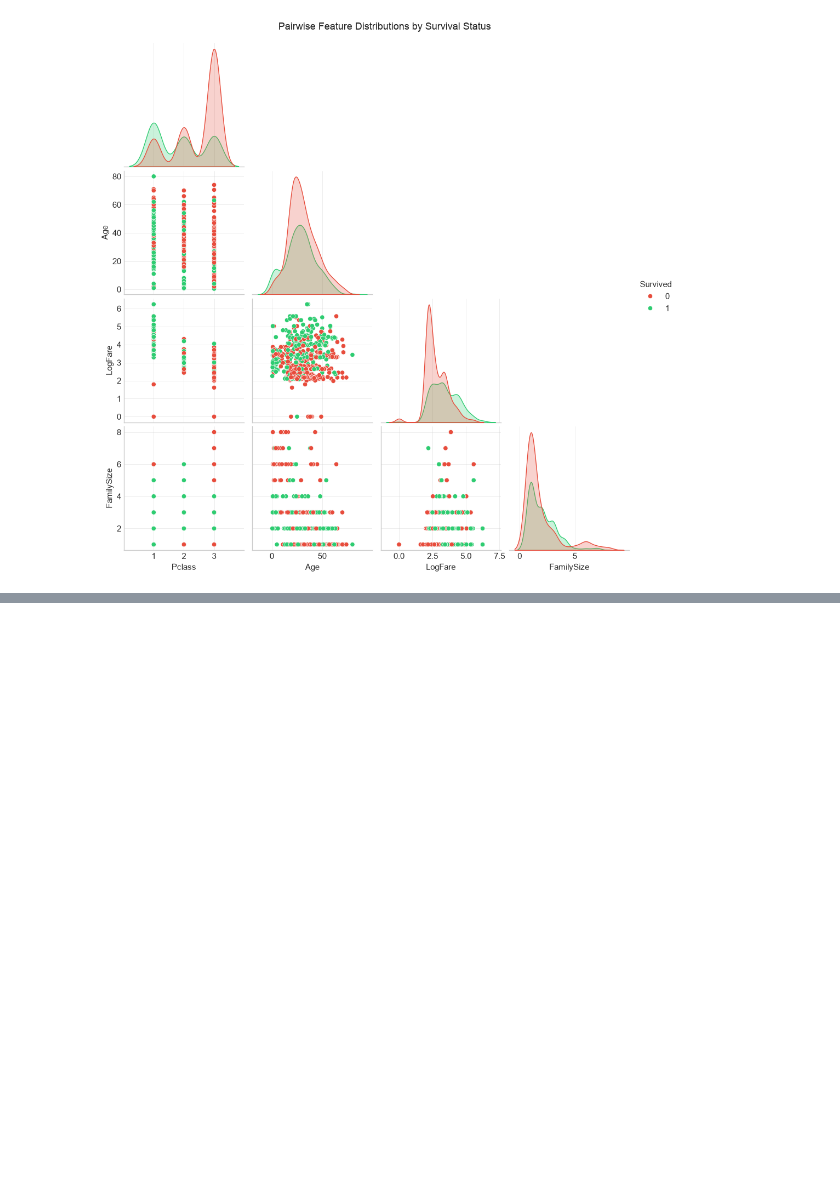
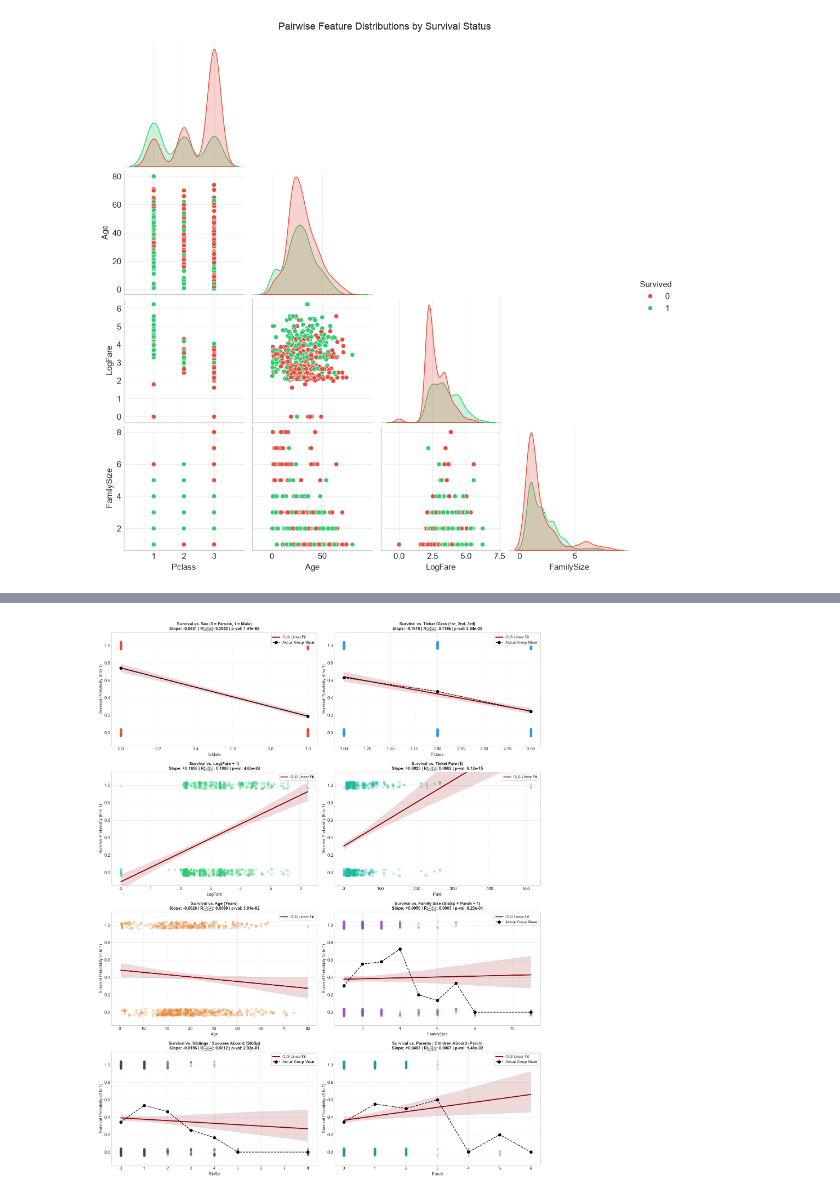
Before and after one commit to jaydenfung2/DataScience-GenAI-Submissions, a Jupyter notebook: Seminar3.ipynb, the cells around one changed output, grey strips where cells are left out. Saved outputs shown, nothing was run; the diff lists cells and outputs as text; code cells hidden in the pictures; blank space fills up the shorter version.

```diff
--- a/Seminar3.ipynb
+++ b/Seminar3.ipynb
@@ -425,0 +533,48 @@ In this section, we apply OLS regression models to investigate relationships:
+# %%
+# Visualise Linear Regression Relationships with Survived (Grid of Regression Plots)
+fig, axes = plt.subplots(4, 2, figsize=(16, 20))
+axes = axes.flatten()
+
+plot_configs = [
+    ('IsMale', 'Sex (0 = Female, 1 = Male)', '#e74c3c'),
+    ('Pclass', 'Ticket Class (1st, 2nd, 3rd)', '#3498db'),
+    ('LogFare', 'Log(Fare + 1)', '#2ecc71'),
+    ('Fare', 'Ticket Fare ($)', '#1abc9c'),
+    ('Age', 'Age (Years)', '#e67e22'),
+    ('FamilySize', 'Family Size (SibSp + Parch + 1)', '#9b59b6'),
+    ('SibSp', 'Siblings / Spouses Aboard (SibSp)', '#34495e'),
+    ('Parch', 'Parents / Children Aboard (Parch)', '#16a085')
+]
+
+for idx, (col, title, color) in enumerate(plot_configs):
+    ax = axes[idx]
+
+    # Scatter with jitter on y to visualize binary 0/1 density, overlaid with OLS regression line
+    sns.regplot(
+        x=col, y='Survived', data=df_feat, ax=ax,
+        color=color,
+        scatter_kws={'alpha': 0.25, 's': 28},
+        line_kws={'color': 'darkred', 'linewidth': 2.5, 'label': 'OLS Linear Fit'},
+        y_jitter=0.04
+    )
+
+    # Overlay binned empirical group means to visually compare linear fit vs actual mean survival
+    if df_feat[col].nunique() <= 10:
+        group_means = df_feat.groupby(col)['Survived'].mean()
+        ax.plot(group_means.index, group_means.values, 'o--', color='black', markersize=7, linewidth=1.5, label='Actual Group Mean')
+
+    # Retrieve slope and R-squared for annotation
+    mod = biv_models[col]
+    slope_val = mod.params[col]
+    r2_val = mod.rsquared
+    pval_val = mod.pvalues[col]
+
+    ax.set_title(f"Survival vs. {title}\nSlope: {slope_val:+.4f} | R﷿﷿: {r2_val:.4f} | p-val: {pval_val:.2e}", fontsize=11, fontweight='bold')
+    ax.set_ylabel('Survival Probability (0 to 1)')
+    ax.set_ylim(-0.15, 1.15)
+    ax.legend(loc='upper right', frameon=True, fontsize=9)
+
+plt.tight_layout()
+plt.show()
+# %% [output]
+[figure, added]
```
Also changed, not shown: parts of 37 cells of this notebook.
